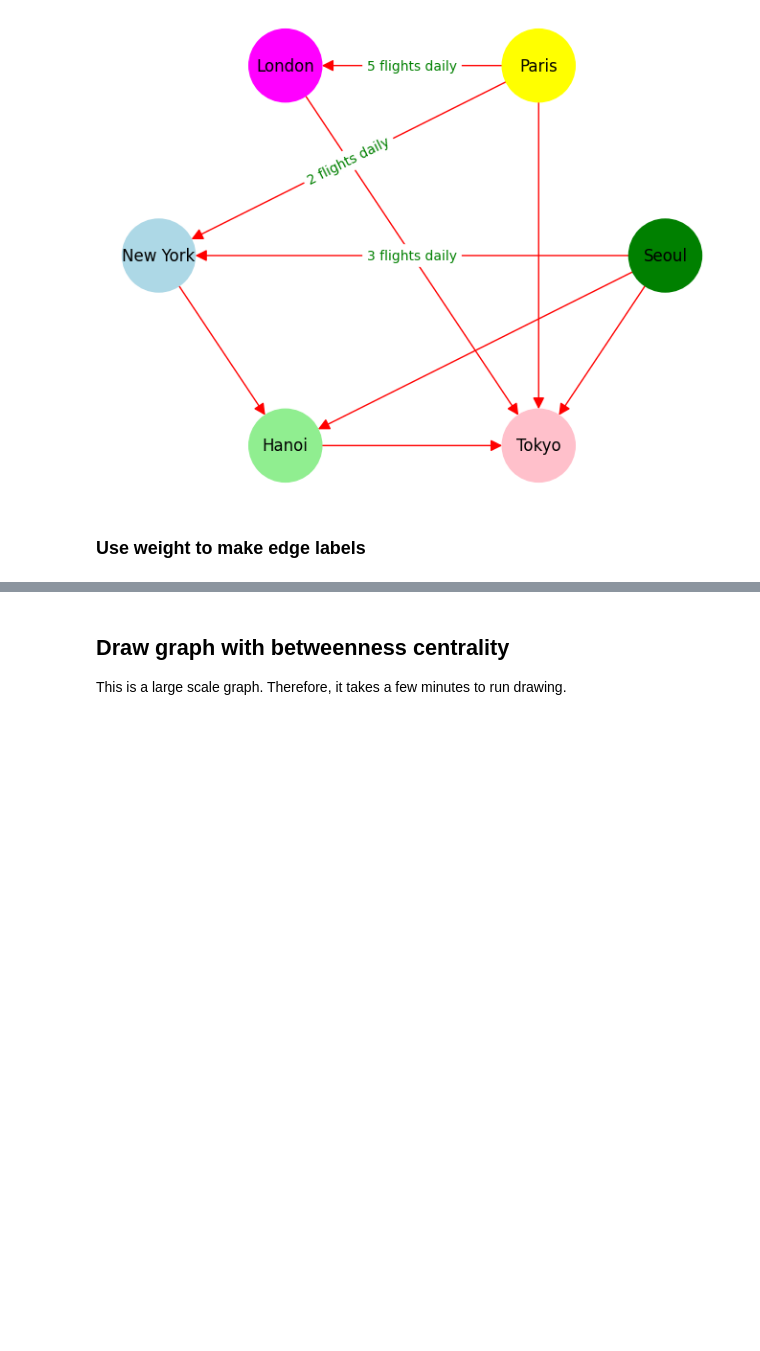
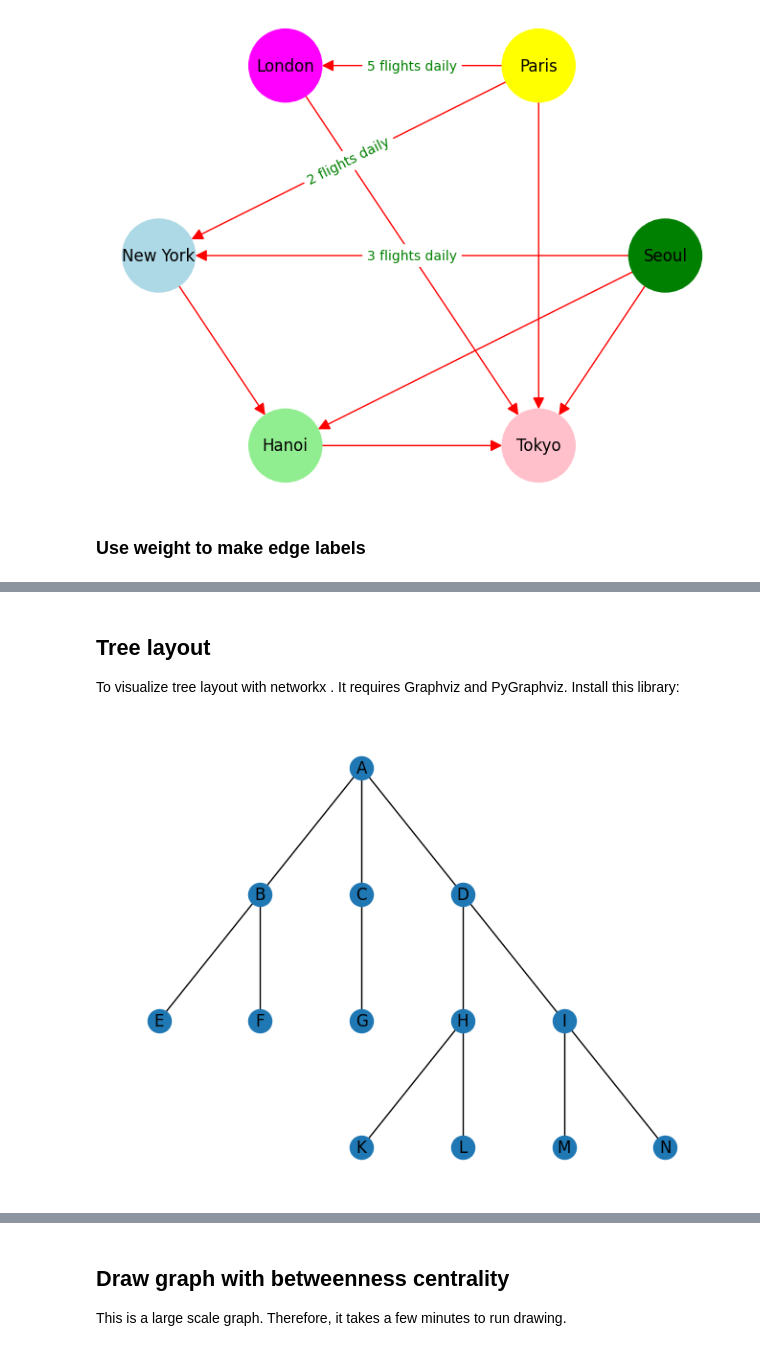
Before and after one commit to NSLab-CUK/Graph-Mining-Spring-2023, a Jupyter notebook: W4/Practice_4.ipynb, the cells around one changed output, grey strips where cells are left out. Saved outputs shown, nothing was run; the diff lists cells and outputs as text; code cells hidden in the pictures; blank space fills up the shorter version.

```diff
--- a/W4/Practice_4.ipynb
+++ b/W4/Practice_4.ipynb
@@ -190,0 +190,4 @@ nx.draw_networkx_edge_labels(G, pos, edge_labels=labels)
+# %% [markdown]
+## Tree layout
+To visualize tree layout with networkx . It requires Graphviz and PyGraphviz.
+Install this library:
@@ -190,0 +197,26 @@ nx.draw_networkx_edge_labels(G, pos, edge_labels=labels)
+# %%
+from networkx.drawing.nx_agraph import graphviz_layout
+
+# Define example tree
+tree_graph = nx.Graph()
+edges = [
+        ("A", "B"),
+        ("A", "C"),
+        ("A", "D"),
+        ("B", "E"),
+        ("B", "F"),
+        ("C", "G"),
+        ("D", "H"),
+        ("D", "I"),
+        ("H", "K"),
+        ("H", "L"),
+        ("I", "M"),
+        ("I", "N"),
+    ]
+tree_graph.add_edges_from(edges)
+
+# Tree layout
+pos=graphviz_layout(tree_graph, prog='dot')
+nx.draw(tree_graph, pos, with_labels=True, arrows=False)
+# %% [output]
+[figure, added]
```
Also changed, not shown: parts of 11 cells of this notebook.
